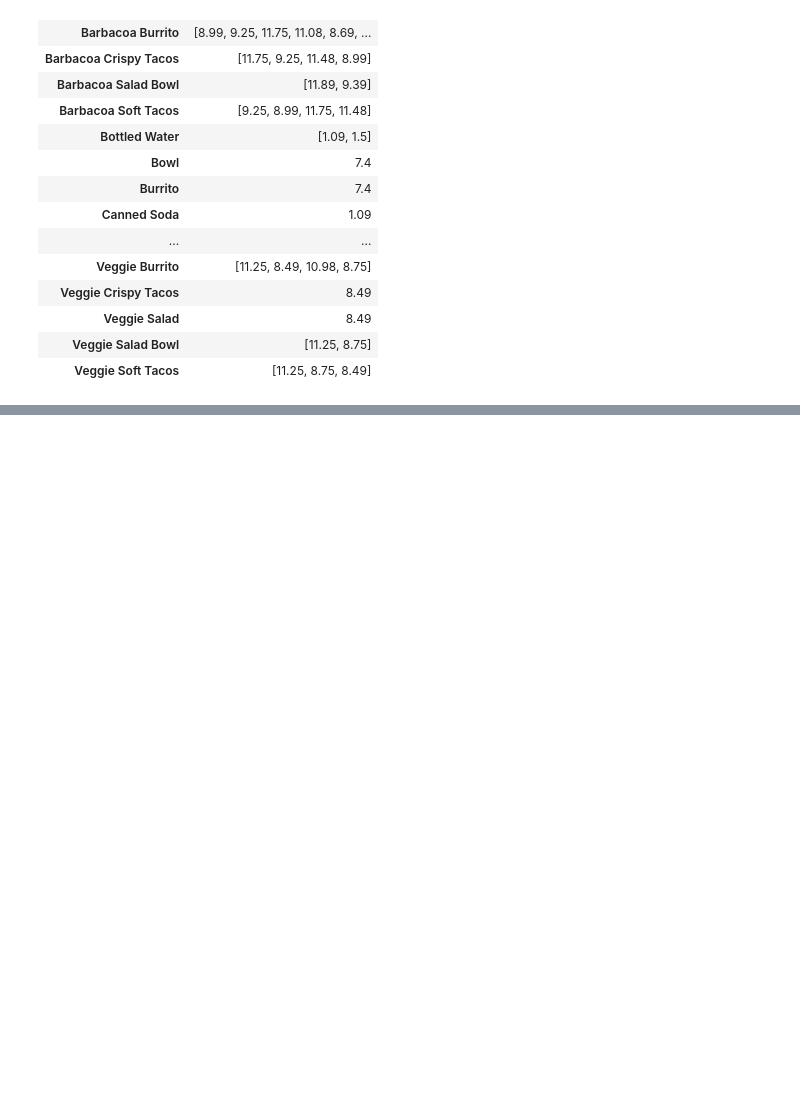
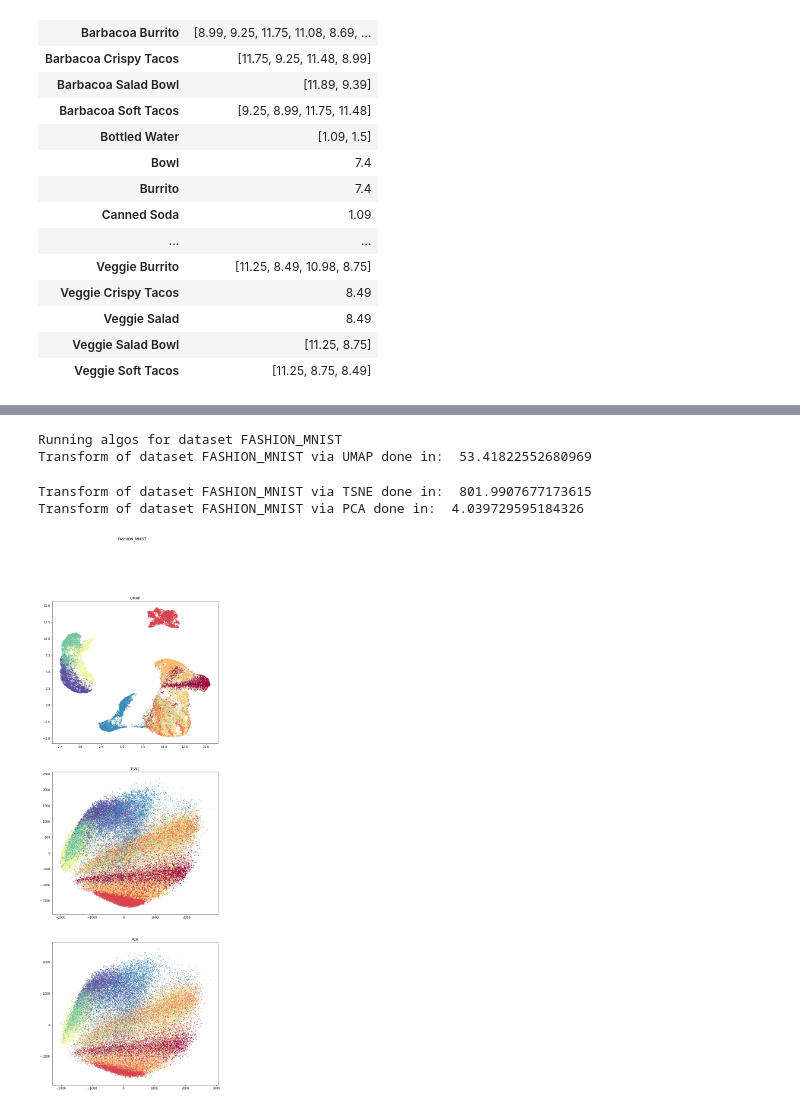
Before and after one commit to zhirnovv/intelligent_systems, a Jupyter notebook: hw1/notebook.ipynb, the cells around one changed output, grey strips where cells are left out. Cells and saved outputs as stored; diff of their text form; code cells hidden in the pictures; blank space fills up the shorter version.

```diff
--- a/hw1/notebook.ipynb
+++ b/hw1/notebook.ipynb
@@ -253,0 +322,10 @@ data_frame.groupby('item_name').agg({ 'price_per_item': lambda x:x.unique() })
+# %%
+(fashion_mnist_train_x, fashion_mnist_train_y), (fashion_mnist_test_x, fashion_mnist_test_y) = fashion_mnist.load_data()
+fashion_mnist_data = fashion_mnist_train_x.reshape(-1, 28*28)
+runner(fashion_mnist_data, "FASHION_MNIST", fashion_mnist_train_y)
+# %% [output]
+Running algos for dataset FASHION_MNIST
+Transform of dataset FASHION_MNIST via UMAP done in:  53.41822552680969
+Transform of dataset FASHION_MNIST via TSNE done in:  801.9907677173615
+Transform of dataset FASHION_MNIST via PCA done in:  4.039729595184326
+[figure, added]
```
Also changed, not shown: parts of 9 cells of this notebook, 1 other file.
